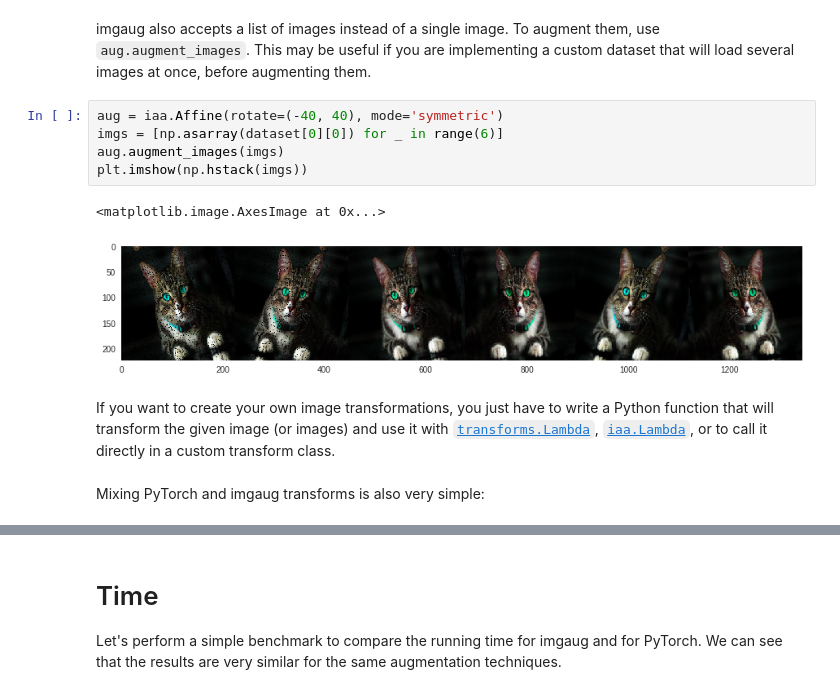
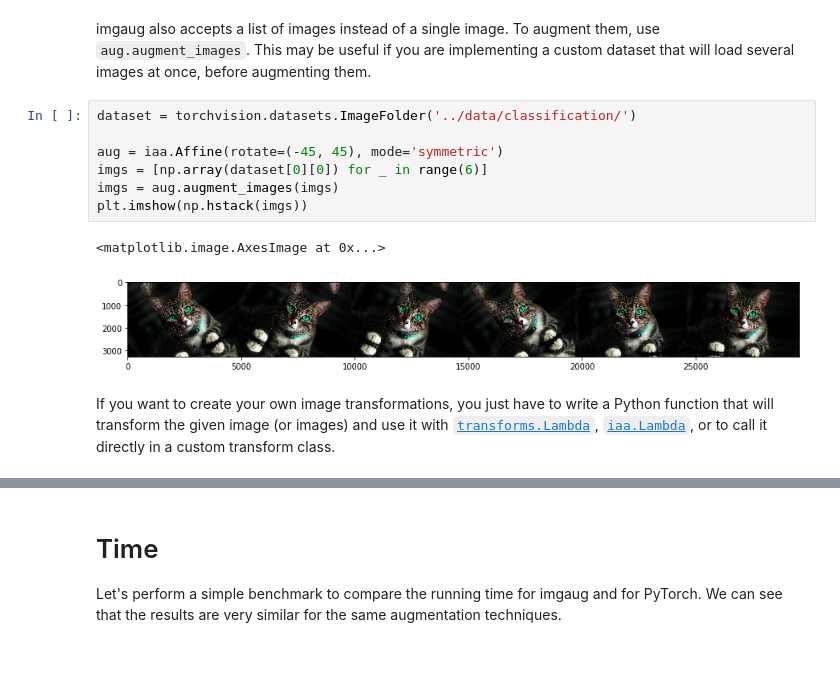
Before and after one commit to fabioperez/pytorch-examples, a Jupyter notebook: notebooks/PyTorch_Data_Augmentation_Image_Classification.ipynb, the cells around one changed output, grey strips where cells are left out. Saved outputs shown, nothing was run; the diff lists cells and outputs as text; blank space fills up the shorter version.

Commit message:
Update Data Augmentation - Image Classification

```diff
--- a/notebooks/PyTorch_Data_Augmentation_Image_Classification.ipynb
+++ b/notebooks/PyTorch_Data_Augmentation_Image_Classification.ipynb
@@ -109,14 +102,14 @@ show_dataset(dataset)
 # %% [markdown]
 imgaug also accepts a list of images instead of a single image. To augment them, use `aug.augment_images`. This may be useful if you are implementing a custom dataset that will load several images at once, before augmenting them.
 # %%
-aug = iaa.Affine(rotate=(-40, 40), mode='symmetric')
-imgs = [np.asarray(dataset[0][0]) for _ in range(6)]
-aug.augment_images(imgs)
+dataset = torchvision.datasets.ImageFolder('../data/classification/')
+
+aug = iaa.Affine(rotate=(-45, 45), mode='symmetric')
+imgs = [np.array(dataset[0][0]) for _ in range(6)]
+imgs = aug.augment_images(imgs)
 plt.imshow(np.hstack(imgs))
 # %% [output]
 <matplotlib.image.AxesImage at 0x...>
-[figure, old version]
+[figure, new version]
 # %% [markdown]
 If you want to create your own image transformations, you just have to write a Python function that will transform the given image (or images) and use it with [`transforms.Lambda`](https://pytorch.org/docs/stable/torchvision/transforms.html#torchvision.transforms.Lambda), [`iaa.Lambda`](http://imgaug.readthedocs.io/en/latest/source/augmenters.html#lambda), or to call it directly in a custom transform class.
-# %% [markdown]
-Mixing PyTorch and imgaug transforms is also very simple:
```
Also changed, not shown: parts of 17 cells of this notebook, 5 other files.
